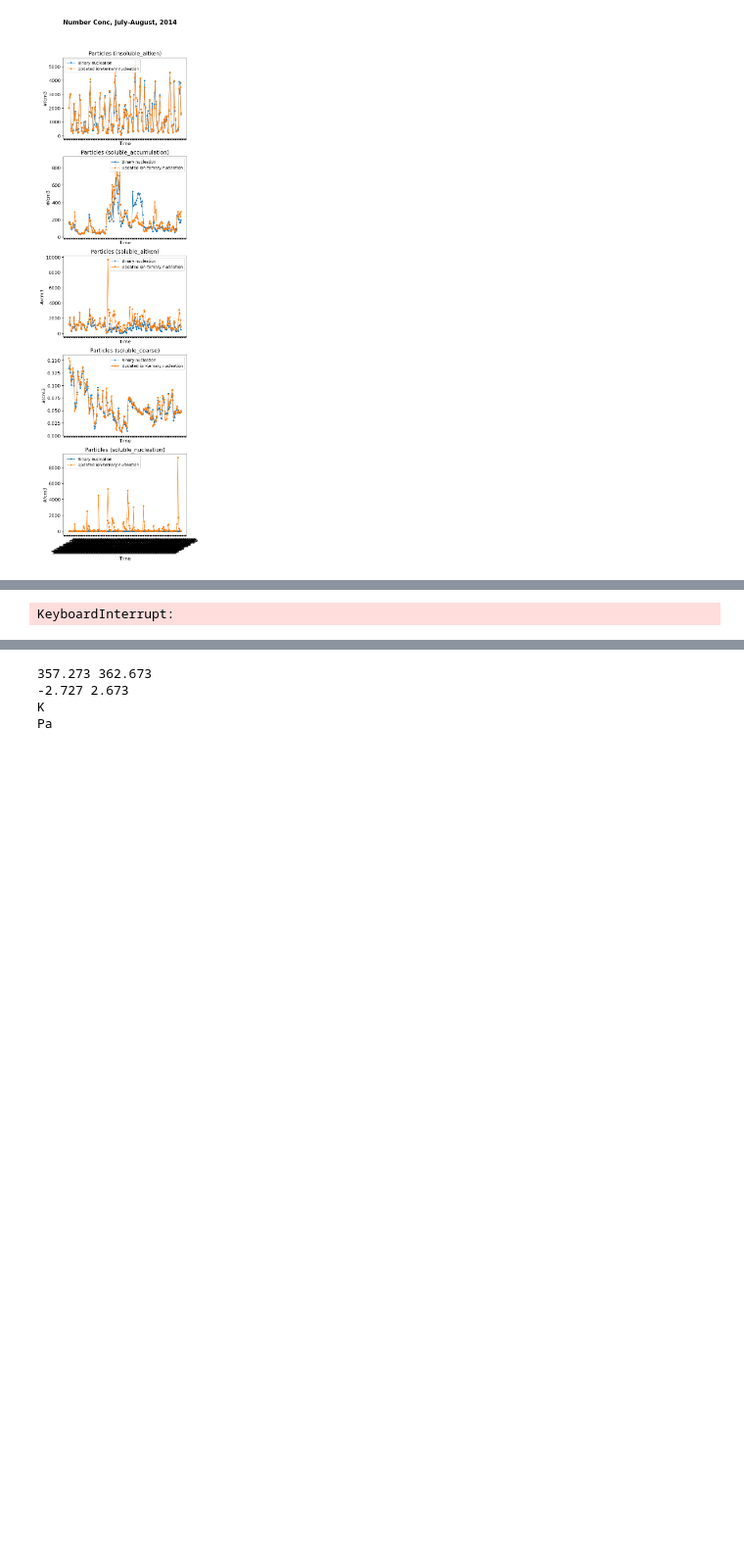
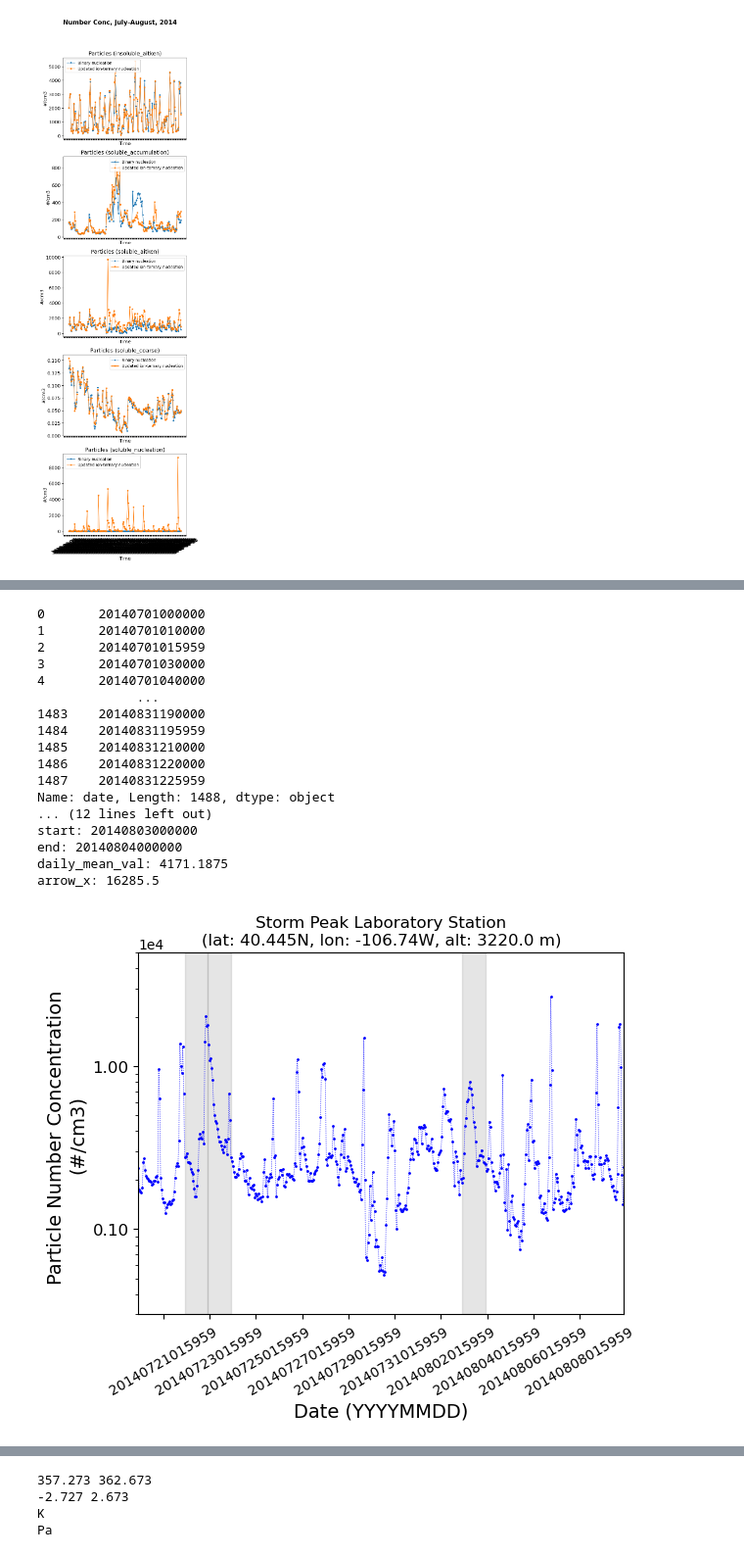
Before and after one commit to Han0928/full_nc_analysis, a Jupyter notebook: time_series_dask_woking.ipynb, the cells around one changed output, grey strips where cells are left out. Shown at 98% size. Drawn from its saved outputs; the diff is of its cells as text; code cells hidden in the pictures; blank space fills up the shorter version.

Commit message:
obs_groudn_storm_peak is to analyze the observed data;time_series_dask_working is the long python script

```diff
--- a/time_series_dask_woking.ipynb
+++ b/time_series_dask_woking.ipynb
@@ -914,9 +912,11 @@ RuntimeError: can't start new thread
 # %%
+#so the arrow is not working for all 3 versions of loop funciton.
 import pandas as pd
 import matplotlib.pyplot as plt
 import matplotlib.dates as mdates
 import matplotlib.ticker as ticker
 from datetime import datetime
+import matplotlib.offsetbox as offsetbox
 
 df = pd.read_csv('/ocean/projects/atm200005p/ding0928/nc_file_full/Storm_Peak_julaug_2014.nas',
                  delim_whitespace=True,
@@ -930,30 +930,34 @@ print(df['date'])
 fig, ax = plt.subplots()
 ax.plot(df['date'], df['particle_number_concentration'], 'bo', markersize=1.0)
 ax.plot(df['date'], df['particle_number_concentration'], ':', color='blue', linewidth=0.5)
-ax.set_xlabel('Date (YYYYMMDD)')
-ax.set_ylabel('Particle Number Concentration \n(#/cm3)')
+ax.set_xlabel('Date (YYYYMMDD)', fontsize=14)
+ax.set_ylabel('Particle Number Concentration \n(#/cm3)', fontsize=14)
 ax.set_title('Storm Peak Laboratory Station\n(lat: 40.445N, lon: -106.74W, alt: 3220.0 m)')
 
-locator = mdates.DayLocator(interval=48) #2days
+locator = mdates.DayLocator(interval=48) #houlry interval=24*2 days=48
 ax.xaxis.set_major_locator(locator)
 plt.xticks(rotation=30)
 ax.set_yscale('log')
 ax.set_ylim([3e2, 5e4])
 ax.set_xlim(pd.Timestamp('2014-07-20').strftime('%Y%m%d%H%M%S'),
             pd.Timestamp('2014-08-10').strftime('%Y%m%d%H%M%S'))
+ax.yaxis.set_major_formatter(ticker.ScalarFormatter())
+ax.yaxis.get_major_formatter().set_powerlimits((0, 4))
+ax.tick_params(axis='y', labelsize=12)
 
-
-#Now I want to add a shaded region for the top 3 days of maximum daily mean number concentration, under testing
-# convert 'date' column to DatetimeIndex
+#Now I want to add a shaded region for the top 3 days of maximum daily mean number concentration
+# step 1:calculate the daily mean number concentration
+df['date'] = pd.to_datetime(df['date'])
+daily_mean = df.groupby(pd.Grouper(key='date', freq='D'))['particle_number_concentration'].mean()
+# step 2: get the top 3 days of maximum daily mean number concentration
 df = df.set_index(pd.DatetimeIndex(df['date']))
 daily_mean = daily_mean.loc['2014-07-20':'2014-08-10']
-# get the top 3 days of maximum daily mean number concentration
 top3_dates = daily_mean.nlargest(3).index
-# convert the dates to the required format of '%Y%m%d%H%M%S'
 top3_dates_str = [d.strftime('%Y%m%d') for d in top3_dates]
-print(top3_dates_str)    #['20140723', '20140722', '20140803']
+print('top3_dates_str',top3_dates_str)    # ['20140723', '20140722', '20140803']
+# step 3: add shaded regions for the top 3 days of maximum daily mean number concentration failed!
 
-# add shaded regions for the top 3 days of maximum daily mean number concentration
+#version 3 for arrow:
 for date_str in top3_dates_str:
     start = pd.Timestamp(date_str).strftime('%Y%m%d%H%M%S')
     end = pd.Timestamp(date_str) + pd.Timedelta(days=1)
@@ -962,20 +966,29 @@ for date_str in top3_dates_str:
 
     # get the daily mean value for the shaded region
     daily_mean_val = daily_mean[date_str]
-    daily_mean.index = pd.to_datetime(daily_mean.index.strftime('%Y%m%d'))
+    daily_mean.index = pd.to_datetime(daily_mean.index)
 
-    # add an arrow showing the daily mean value
-    arrow_x = pd.Timestamp(datetime.strptime(date_str, '%Y%m%d')) + pd.Timedelta(days=0.5)
-    arrow_y = daily_mean_val + 1000
-    ax.annotate('{:.2e}'.format(daily_mean_val), xy=(arrow_x, arrow_y), xytext=(arrow_x, arrow_y * 1.5), ha='center', arrowprops=dict(facecolor='black', arrowstyle='->'))
+    arrow_x = pd.to_datetime(start) + pd.to_timedelta((pd.to_datetime(end) - pd.to_datetime(start)) / 2)
+    arrow_x = mdates.date2num(arrow_x)  # Convert datetime object to matplotlib date number
 
-# the below code is the one working.
-# add shaded regions for the top 3 days of maximum daily mean number concentration
-# for date_str in top3_dates_str:
-#     start = pd.Timestamp(date_str).strftime('%Y%m%d%H%M%S')
-#     end = pd.Timestamp(date_str) + pd.Timedelta(days=1)
-#     end = end.strftime('%Y%m%d%H%M%S')
-#     ax.axvspan(start, end, alpha=0.2, color='gray')
+    print('date_str:', date_str)
+    print('start:', start)
+    print('end:', end)
+    print('daily_mean_val:', daily_mean_val)
+    print('arrow_x:', arrow_x)
+
+    try:
+        offset_box = offsetbox.AnnotationBbox(offsetbox.TextArea(f'mean = {daily_mean_val:.2f}'),
+                                                xy=(arrow_x, daily_mean_val),
+                                                xybox=(arrow_x, daily_mean_val),
+                                                boxcoords="data",
+                                                arrowprops=dict(facecolor='black', arrowstyle='->',
+                                                                connectionstyle='arc3,rad=0.2', relpos=(0.5, 0.5),
+                                                                mutation_scale=15),
+                                                pad=0.5)
+        ax.add_artist(offset_box)
+    except Exception as e:
+        print('Error adding annotation:', e)
 
 plt.show()
 # %% [output]
@@ -999 +996,18 @@ OpenBLAS blas_thread_init: RLIMIT_NPROC 1027298 current, 1027298 max
-KeyboardInterrupt:
+0       20140701000000
+1       20140701010000
+2       20140701015959
+3       20140701030000
+4       20140701040000
+             ...
+1483    20140831190000
+1484    20140831195959
+1485    20140831210000
+1486    20140831220000
+1487    20140831225959
+Name: date, Length: 1488, dtype: object
+... (12 lines left out)
+start: 20140803000000
+end: 20140804000000
+daily_mean_val: 4171.1875
+arrow_x: 16285.5
+[figure, added]
```
Also changed, not shown: parts of 6 cells of this notebook, 2 other files.
